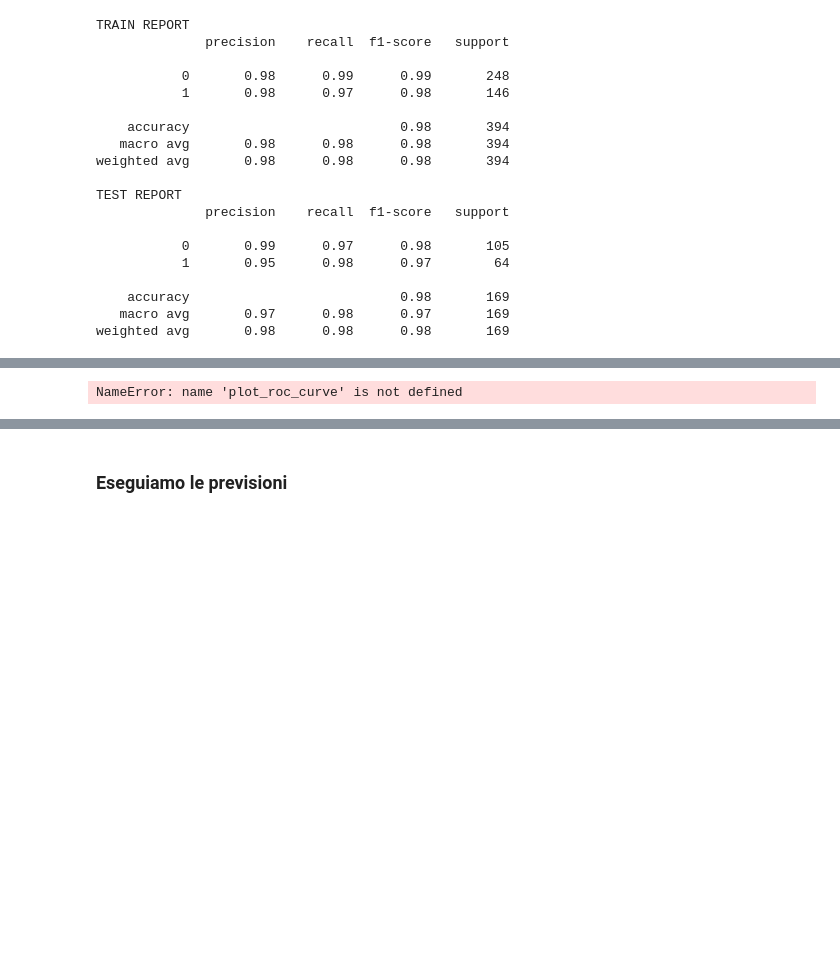
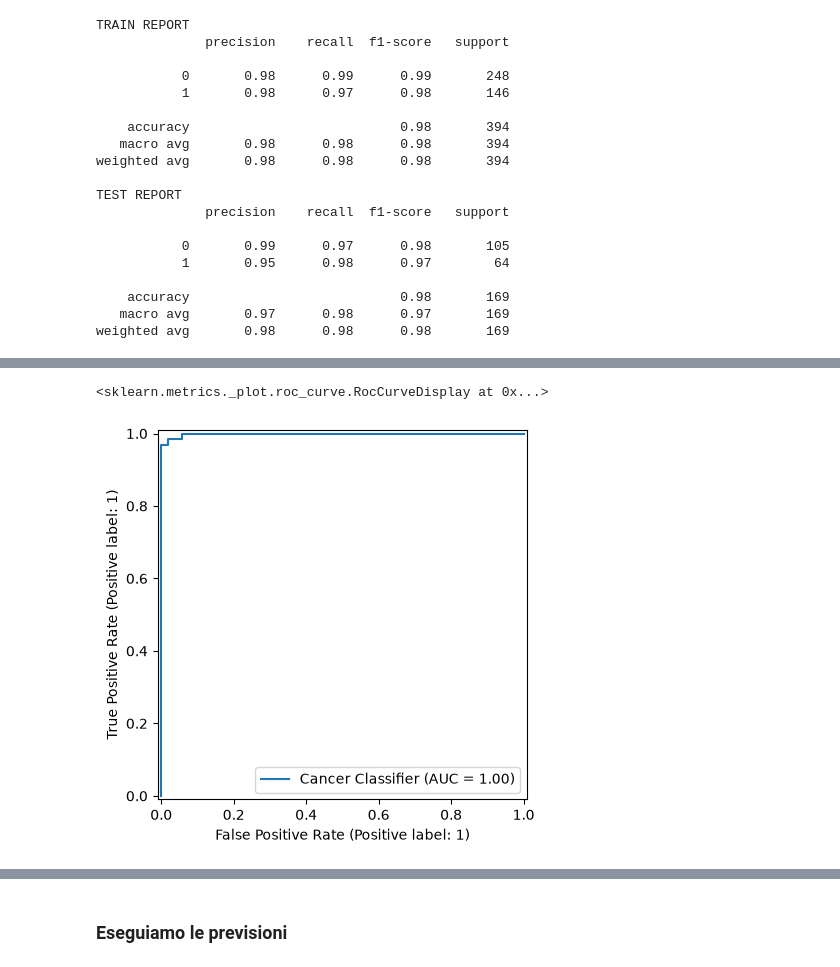
Before and after one commit to SpatariuRares/machine-learning-fondamenti, a Jupyter notebook: 5 - La Classificazione/esercizi/binary_classification_exercise.ipynb, the cells around one changed output, grey strips where cells are left out. Cells and saved outputs as stored; diff of their text form; code cells hidden in the pictures; blank space fills up the shorter version.

```diff
--- a/5 - La Classificazione/esercizi/binary_classification_exercise.ipynb
+++ b/5 - La Classificazione/esercizi/binary_classification_exercise.ipynb
@@ -147,4 +237,5 @@ NameError: name 'plot_roc_curve' is not defined
 # %%
-plot_roc_curve(lr, X_test, y_test, name="Cancer Classifier")
+RocCurveDisplay.from_estimator(lr, X_test, y_test, name="Cancer Classifier")
 # %% [output]
-NameError: name 'plot_roc_curve' is not defined
+<sklearn.metrics._plot.roc_curve.RocCurveDisplay at 0x...>
+[figure, added]
```
Also changed, not shown: parts of 21 cells of this notebook, 8 other files.
